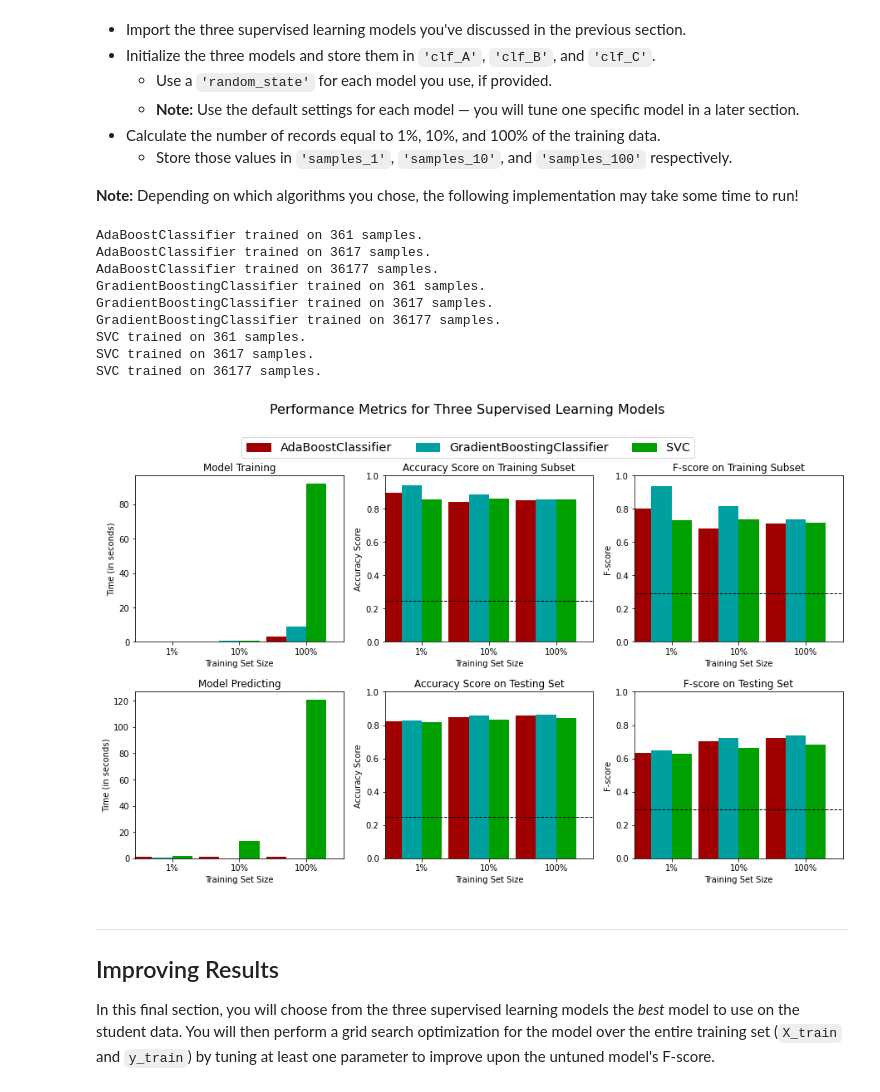
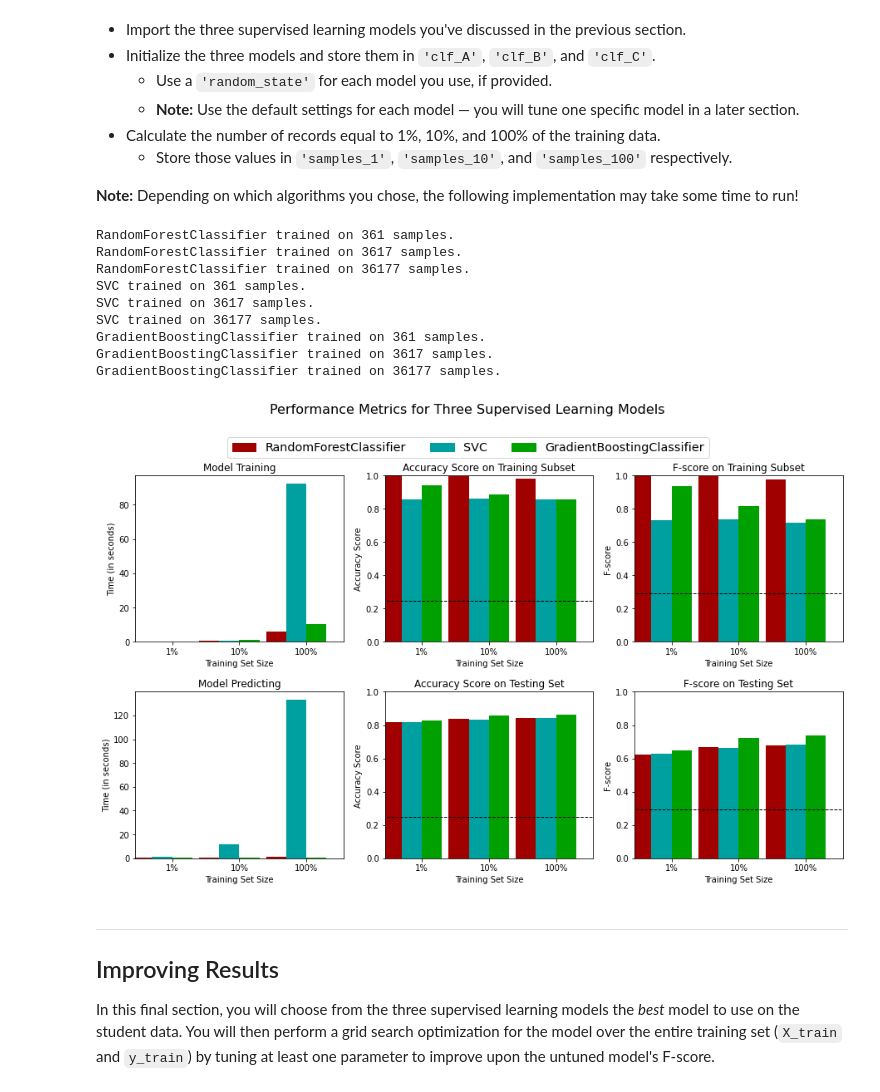
Before and after one commit to batuerol/udacity_nano_degree, a Jupyter notebook: cd0025-supervised-learning/starter/finding_donors.ipynb, the cells around one changed output. Drawn from its saved outputs; the diff is of its cells as text; code cells hidden in the pictures.

```diff
--- a/cd0025-supervised-learning/starter/finding_donors.ipynb
+++ b/cd0025-supervised-learning/starter/finding_donors.ipynb
@@ -427,53 +480,46 @@ In the code cell, you will need to implement the following:
 **Note:** Depending on which algorithms you chose, the following implementation may take some time to run!
 # %%
 # TODO: Import the three supervised learning models from sklearn
-from sklearn.naive_bayes import GaussianNB
-from sklearn.tree import DecisionTreeClassifier
-from sklearn.linear_model import SGDClassifier
 from sklearn.svm import SVC
-from sklearn.neighbors import KNeighborsClassifier
 from sklearn.ensemble import RandomForestClassifier
-from sklearn.ensemble import ExtraTreesClassifier
-from sklearn.ensemble import AdaBoostClassifier
 from sklearn.ensemble import GradientBoostingClassifier
 
 random_state = 187
 # TODO: Initialize the three models
-clf_A = AdaBoostClassifier(random_state=random_state)
-#clf_B = RandomForestClassifier(random_state=random_state)
-clf_B = GradientBoostingClassifier(random_state=random_state)
-clf_C = SVC(random_state=random_state)
+clf_A = RandomForestClassifier(random_state=random_state)
+clf_B = SVC(random_state=random_state)
+clf_C = GradientBoostingClassifier(random_state=random_state)
 
 # TODO: Calculate the number of samples for 1%, 10%, and 100% of the training data
 # HINT: samples_100 is the entire training set i.e. len(y_train)
 # HINT: samples_10 is 10% of samples_100 (ensure to set the count of the values to be `int` and not `float`)
 # HINT: samples_1 is 1% of samples_100 (ensure to set the count of the values to be `int` and not `float`)
 samples_100 = len(y_train)
 samples_10 = int(samples_100 * 0.1)
 samples_1 = int(samples_100 * 0.01)
 
 # Collect results on the learners
 results = {}
 for clf in [clf_A, clf_B, clf_C]:
     clf_name = clf.__class__.__name__
     results[clf_name] = {}
     for i, samples in enumerate([samples_1, samples_10, samples_100]):
         results[clf_name][i] = \
         train_predict(clf, samples, X_train, y_train, X_test, y_test)
 
 # Run metrics visualization for the three supervised learning models chosen
 vs.evaluate(results, accuracy, fscore)
 # %% [output]
-AdaBoostClassifier trained on 361 samples.
-AdaBoostClassifier trained on 3617 samples.
-AdaBoostClassifier trained on 36177 samples.
+RandomForestClassifier trained on 361 samples.
+RandomForestClassifier trained on 3617 samples.
+RandomForestClassifier trained on 36177 samples.
+SVC trained on 361 samples.
+SVC trained on 3617 samples.
+SVC trained on 36177 samples.
 GradientBoostingClassifier trained on 361 samples.
 GradientBoostingClassifier trained on 3617 samples.
 GradientBoostingClassifier trained on 36177 samples.
-SVC trained on 361 samples.
-SVC trained on 3617 samples.
-SVC trained on 36177 samples.
-[figure, old version]
+[figure, new version]
 # %% [markdown]
 ----
 ## Improving Results
```
Also changed, not shown: parts of 1 cell of this notebook.
